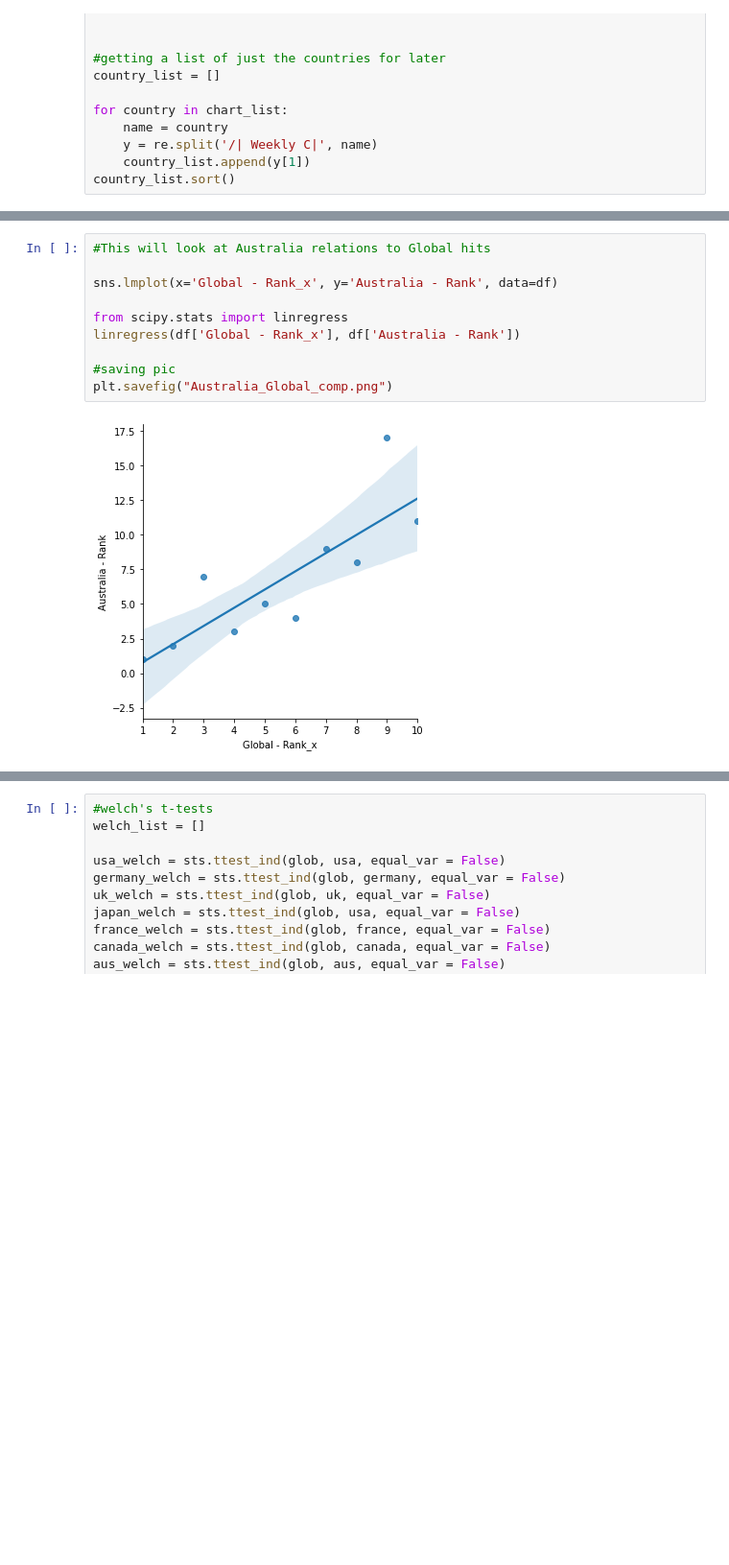
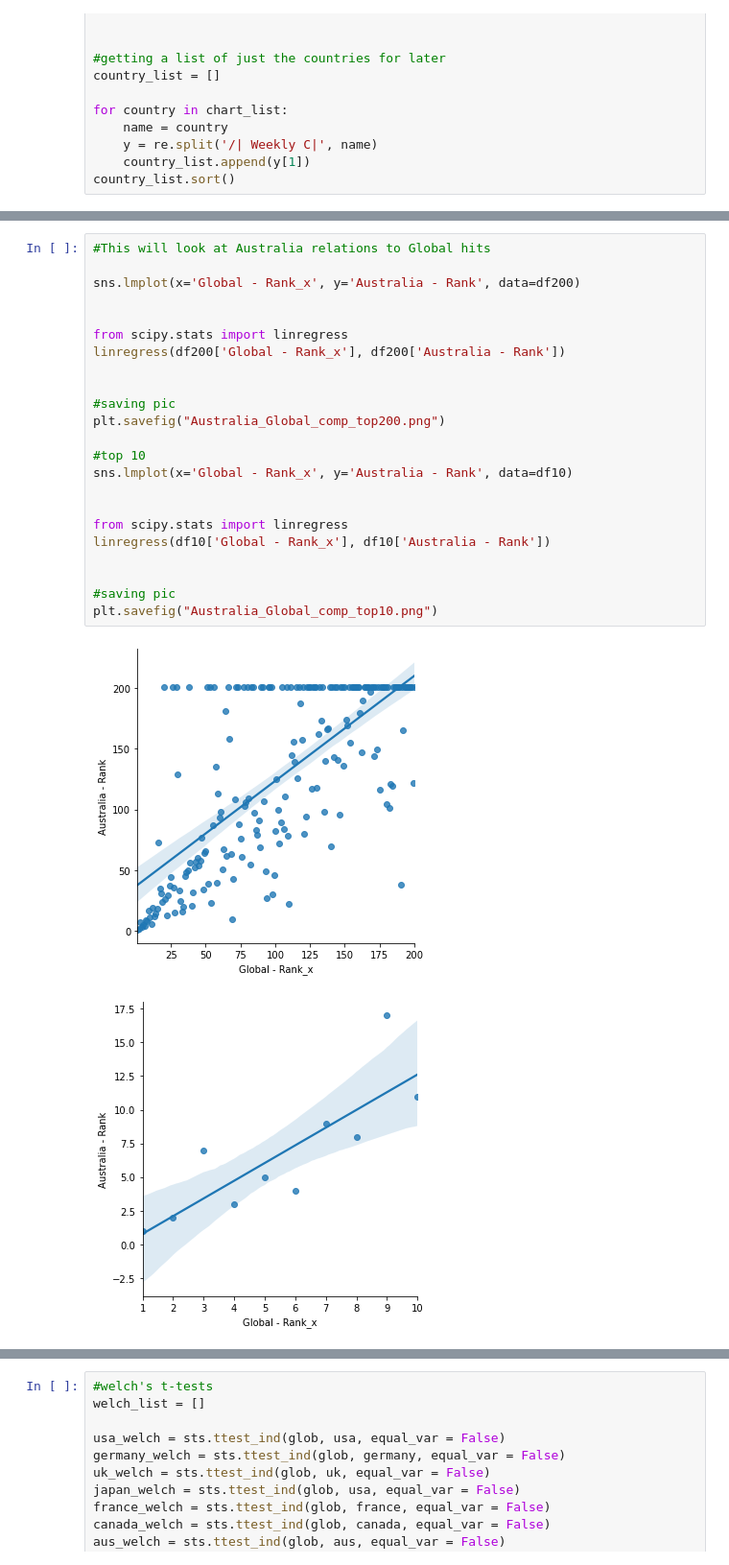
Before and after one commit to rlylecastro/project1, a Jupyter notebook: CountryComparison.ipynb, the cells around one changed output, grey strips where cells are left out. Shown at 96% size. Drawn from its saved outputs; the diff is of its cells as text; blank space fills up the shorter version.

```diff
--- a/CountryComparison.ipynb
+++ b/CountryComparison.ipynb
@@ -257,15 +349,29 @@ plt.savefig("Canada_Global_comp.png")
 # %%
 #This will look at Australia relations to Global hits
 
-sns.lmplot(x='Global - Rank_x', y='Australia - Rank', data=df)
+sns.lmplot(x='Global - Rank_x', y='Australia - Rank', data=df200)
+
 
 from scipy.stats import linregress
-linregress(df['Global - Rank_x'], df['Australia - Rank'])
+linregress(df200['Global - Rank_x'], df200['Australia - Rank'])
+
 
 #saving pic
-plt.savefig("Australia_Global_comp.png")
+plt.savefig("Australia_Global_comp_top200.png")
+
+#top 10
+sns.lmplot(x='Global - Rank_x', y='Australia - Rank', data=df10)
+
+
+from scipy.stats import linregress
+linregress(df10['Global - Rank_x'], df10['Australia - Rank'])
+
+
+#saving pic
+plt.savefig("Australia_Global_comp_top10.png")
 # %% [output]
-[figure, old version]
+[figure, new version]
+[figure, added]
 # %%
 #This will look at Russia's relation to the Global Hits
 
```
Also changed, not shown: parts of 15 cells of this notebook.
